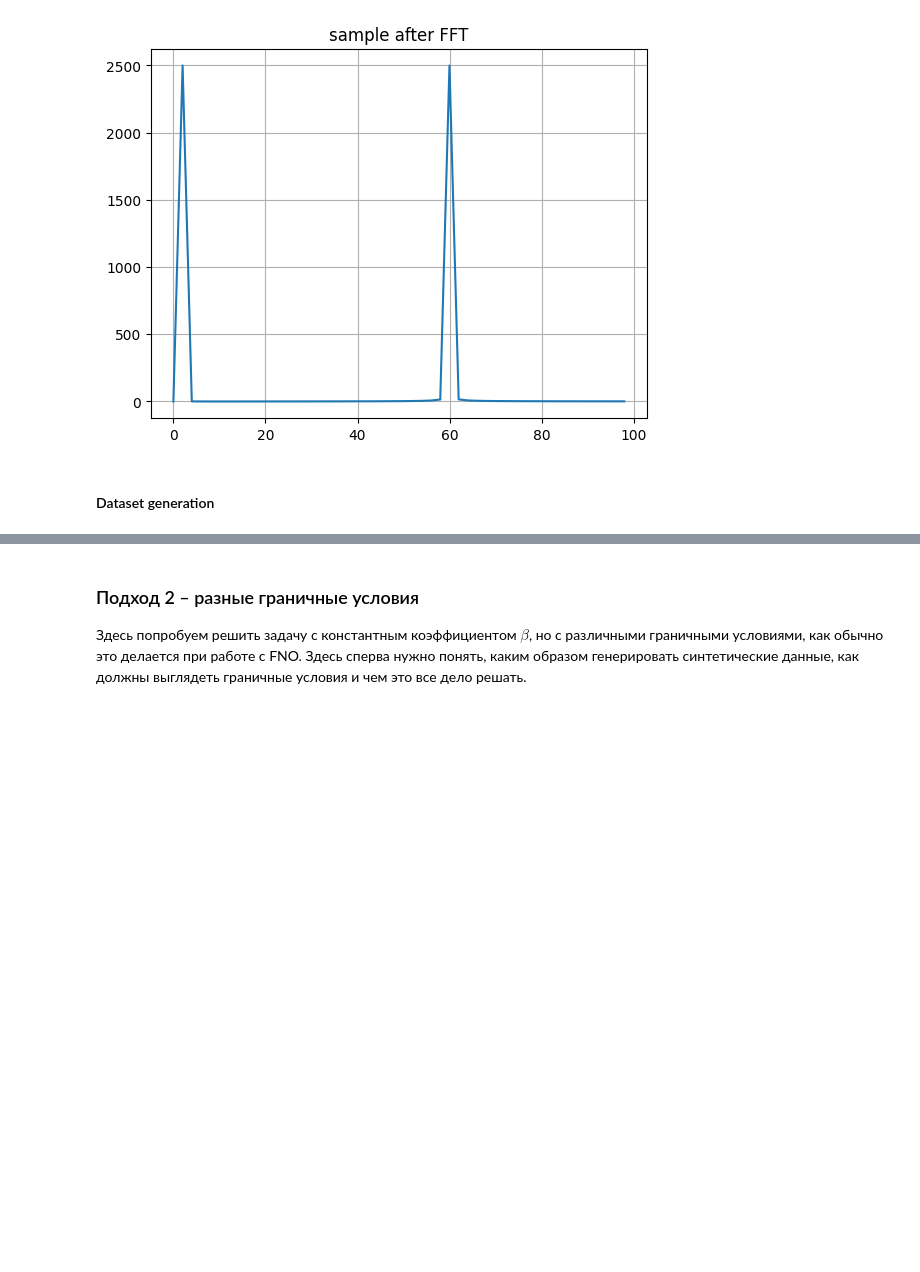
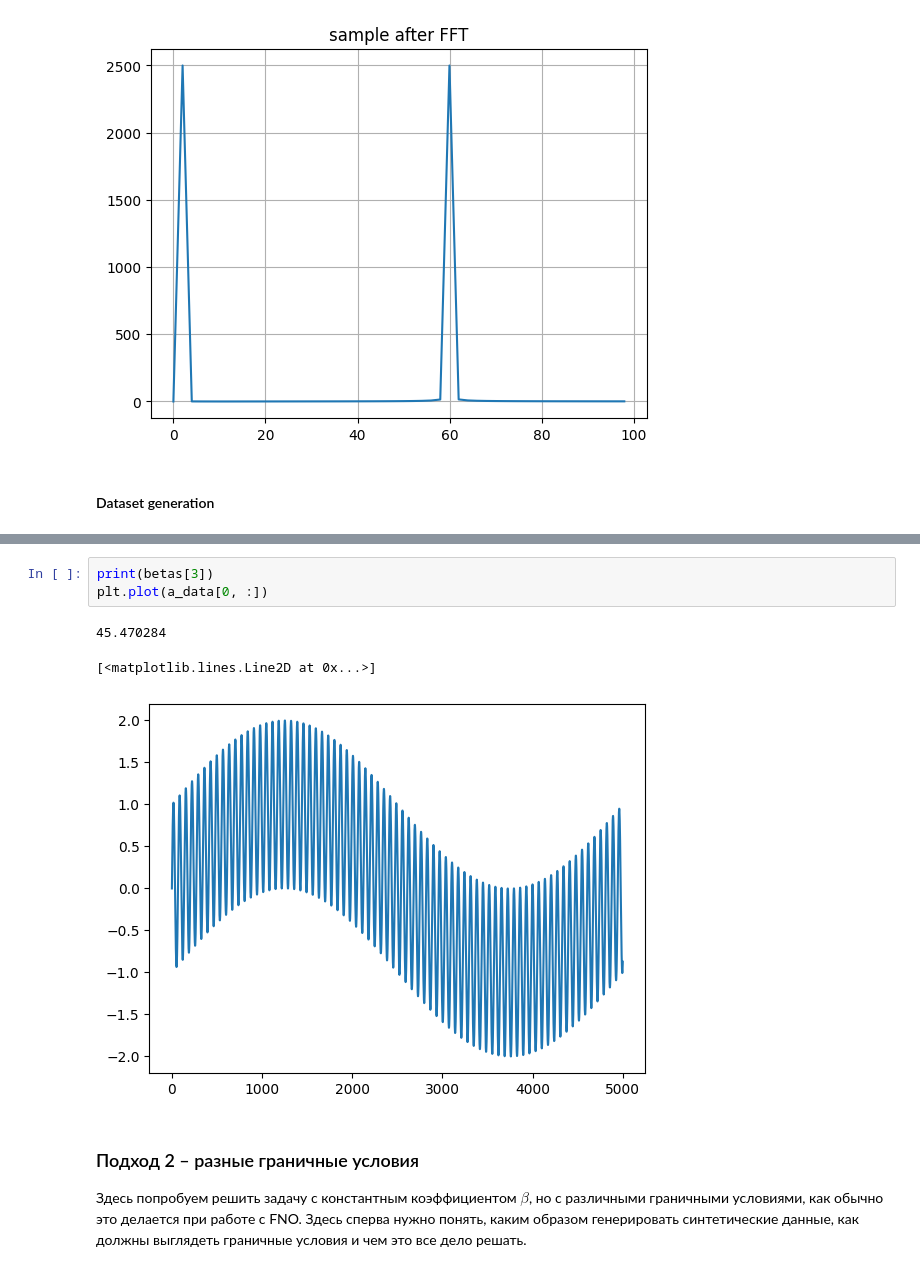
Before and after one commit to danya-pixel/neural-operators, a Jupyter notebook: convection.ipynb, the cells around one changed output, grey strips where cells are left out. Cells and saved outputs as stored; diff of their text form; blank space fills up the shorter version.

```diff
--- a/convection.ipynb
+++ b/convection.ipynb
@@ -231,3 +319,10 @@ plt.grid()
+# %%
+print(betas[3])
+plt.plot(a_data[0, :])
+# %% [output]
+45.470284
+[<matplotlib.lines.Line2D at 0x...>]
+[figure, added]
 # %% [markdown]
 ### Подход 2 – разные граничные условия
 
```
Also changed, not shown: parts of 6 cells of this notebook.
